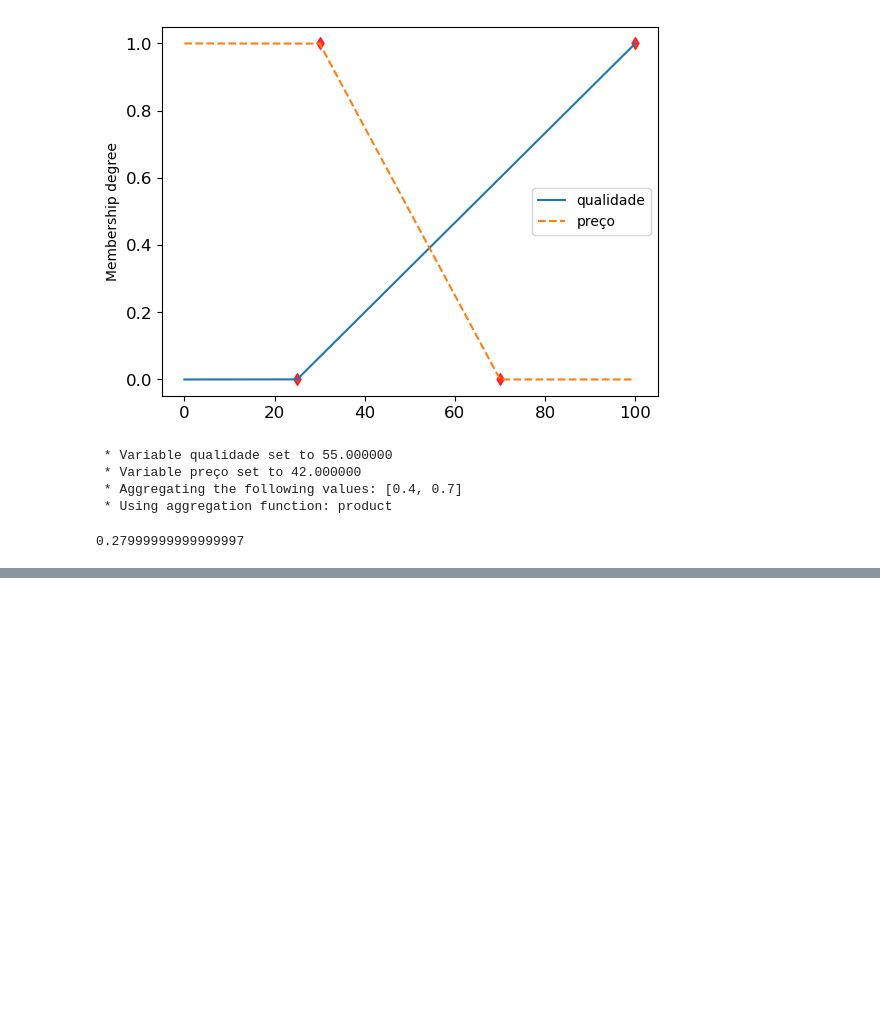
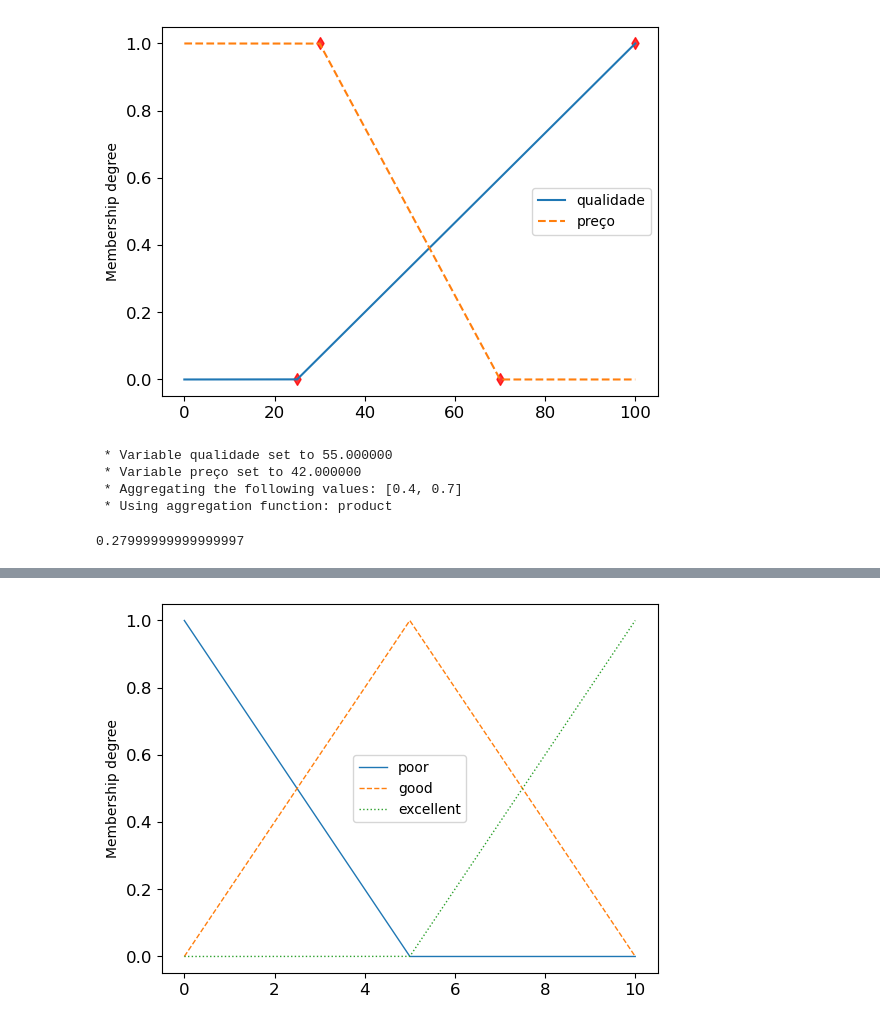
Before and after one commit to CarineMS/UFV, a Jupyter notebook: ELT574/Semana_04/ELT574_U4A.ipynb, the cells around one changed output, grey strips where cells are left out. Drawn from its saved outputs; the diff is of its cells as text; code cells hidden in the pictures; blank space fills up the shorter version.

```diff
--- a/ELT574/Semana_04/ELT574_U4A.ipynb
+++ b/ELT574/Semana_04/ELT574_U4A.ipynb
@@ -120,0 +131,3 @@ resultado
+# %%
+# interface do simple fuzzy
+FS = FuzzySystem()
@@ -120,0 +148,11 @@ resultado
+# %%
+# QUALIDADE DO SERVIÇO
+# ruim, medio, excelente
+Serv_quality1 = FuzzySet(function=Triangular_MF(a=0, b=0, c=5), term="poor") # saida = [0% 100% 0%]
+Serv_quality2 = FuzzySet(function=Triangular_MF(a=0, b=5, c=10), term="good")
+Serv_quality3 = FuzzySet(function=Triangular_MF(a=5, b=10, c=10), term="excellent")
+FS.add_linguistic_variable("Service", LinguisticVariable([Serv_quality1, Serv_quality2, Serv_quality3], concept='Service quality', universe_of_discourse=[0,10]))
+
+sf.LinguisticVariable([Serv_quality1, Serv_quality2, Serv_quality3], universe_of_discourse=[0, 10]).plot()
+# %% [output]
+[figure, added]
```
Also changed, not shown: parts of 15 cells of this notebook.
